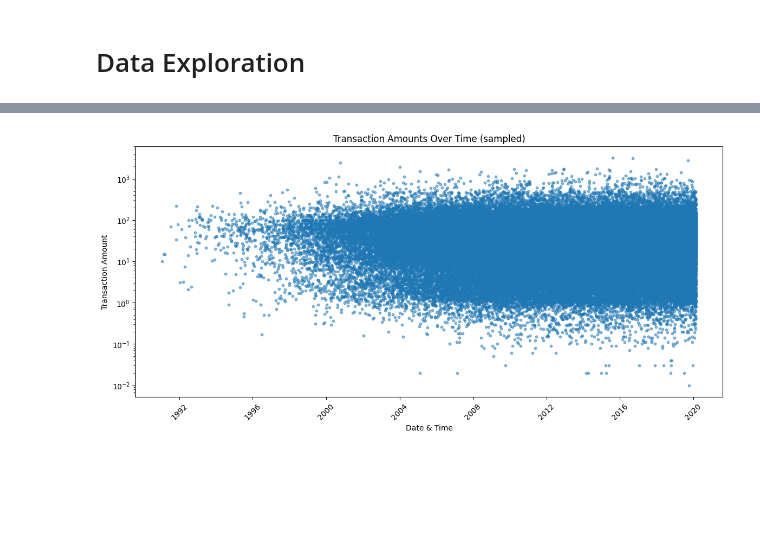
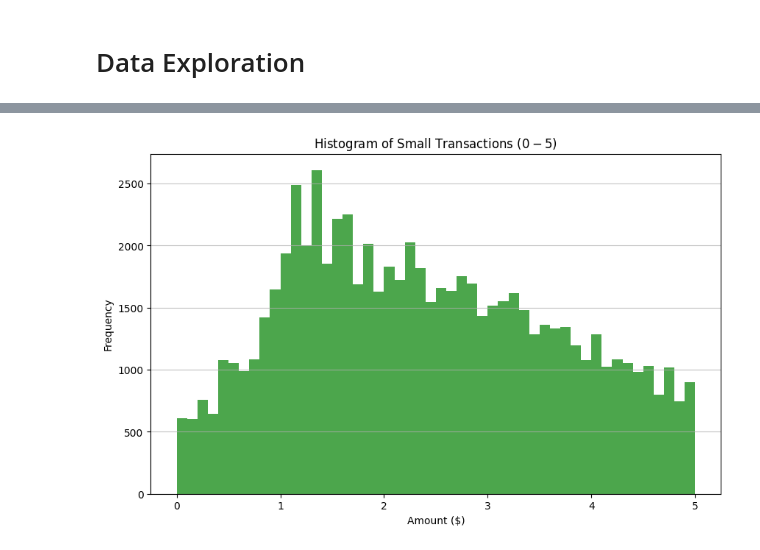
Before and after one commit to Rodney864/Datamining, a Jupyter notebook: FinancialData.ipynb/FinancialData.ipynb, the cells around one changed output, grey strips where cells are left out. Saved outputs shown, nothing was run; the diff lists cells and outputs as text; code cells hidden in the pictures; blank space fills up the shorter version.

```diff
--- a/FinancialData.ipynb/FinancialData.ipynb
+++ b/FinancialData.ipynb/FinancialData.ipynb
@@ -207,3 +207,6 @@ transactions_df['DateTime'] = pd.to_datetime(
 
 # Drop rows with invalid datetime
 transactions_df = transactions_df.dropna(subset=['DateTime'])
+
+# Filter transactions from 2015 onwards
+transactions_df = transactions_df[transactions_df['DateTime'] >= '2015-01-01']
@@ -210,2 +218,8 @@ transactions_df = transactions_df.dropna(subset=['DateTime'])
 # %% [markdown]
 # Data Exploration
+# %%
+# Random sample
+sample_df = transactions_df.sample(n=500_000, random_state=42)
+
+# Log transform 'Amount' for better visualization
+sample_df['LogAmount'] = np.log1p(sample_df['Amount'].clip(lower=0))
@@ -212,18 +239,11 @@ transactions_df = transactions_df.dropna(subset=['DateTime'])
 # %%
-# Check for outliers in 'Amount' column
-import matplotlib.pyplot as plt
-
-# Sample 100,000 points
-sample_df = transactions_df.sample(100000, random_state=42)
-
-# Scatter plot
-plt.figure(figsize=(14, 6))
-plt.scatter(sample_df['DateTime'], sample_df['Amount'], alpha=0.5, s=10)
-plt.yscale('log')  # optional, makes skewed data easier to see
-plt.xlabel('Date & Time')
-plt.ylabel('Transaction Amount')
-plt.title('Transaction Amounts Over Time (sampled)')
-plt.xticks(rotation=45)
+# Create a histogram of transaction amounts between 0 and 5
+plt.figure(figsize=(10,6))
+plt.hist(sample_df['Amount'], bins=50, range=(0,5), color='green', alpha=0.7)
+plt.title('Histogram of Small Transactions ($0-$5)')
+plt.xlabel('Amount ($)')
+plt.ylabel('Frequency')
+plt.grid(axis='y', alpha=0.75)
 plt.show()
 # %% [output]
-[figure, old version]
+[figure, new version]
```
Also changed, not shown: parts of 7 cells of this notebook.
